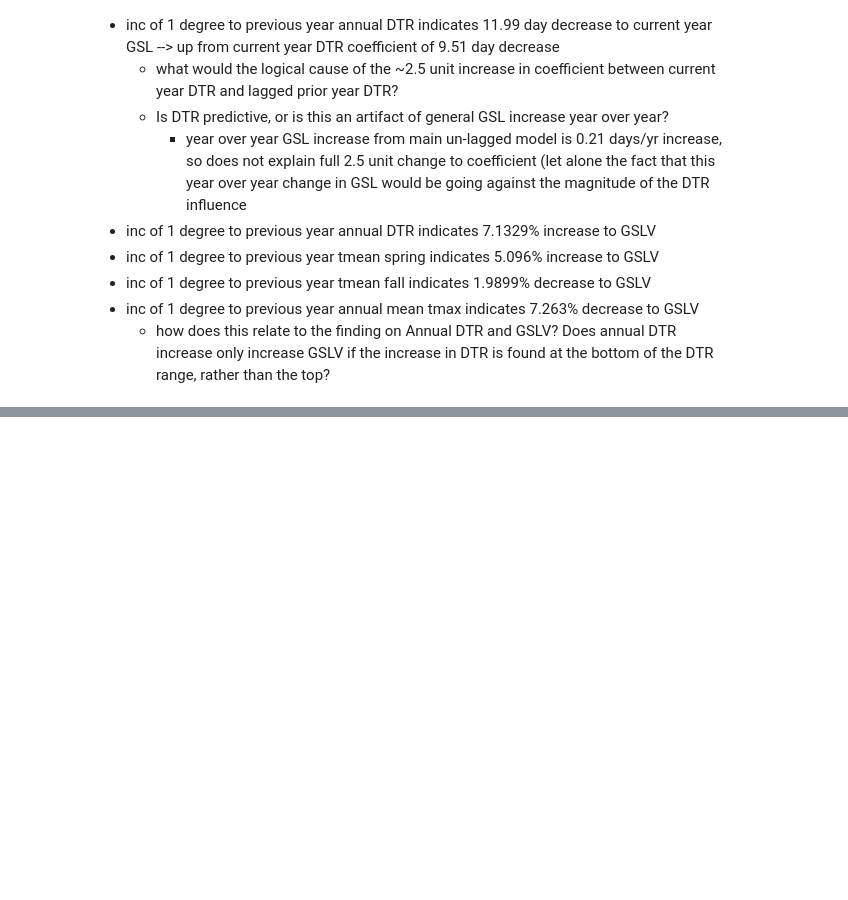
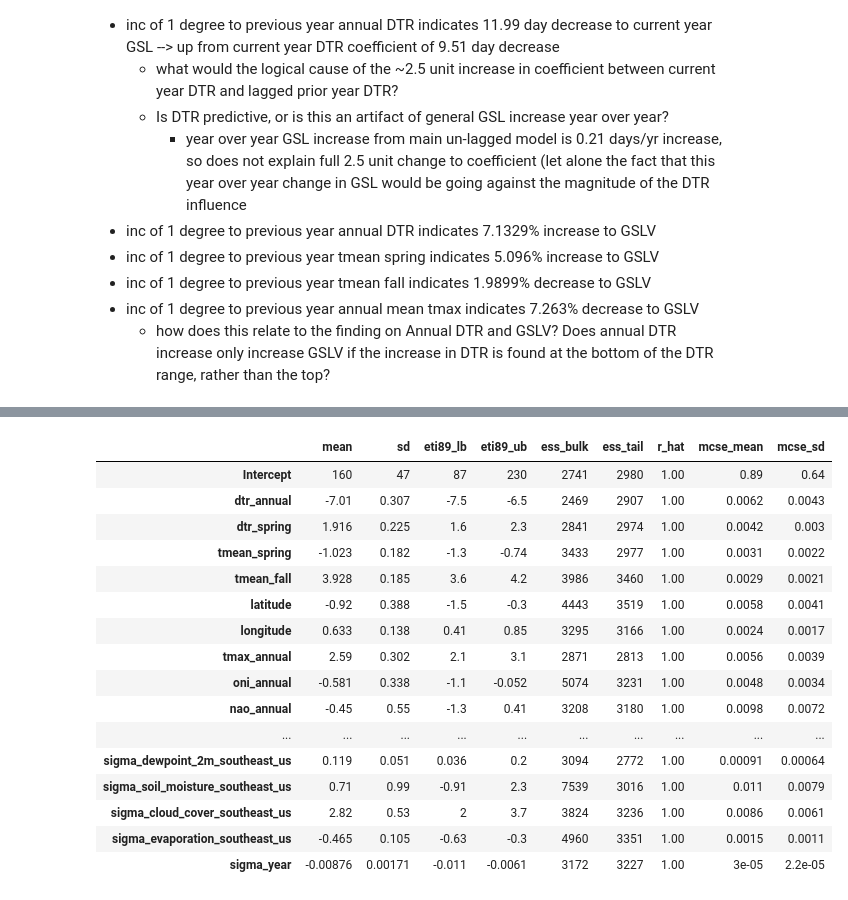
Before and after one commit to samjbaugh/reu26, a Jupyter notebook: Lagged_DataFrames.ipynb, the cells around one changed output, grey strips where cells are left out. Saved outputs shown, nothing was run; the diff lists cells and outputs as text; code cells hidden in the pictures; blank space fills up the shorter version.

```diff
--- a/Lagged_DataFrames.ipynb
+++ b/Lagged_DataFrames.ipynb
@@ -131,0 +189,2 @@ az.summary(lagged_output)
+# %%
+lagged_fff_model, lagged_fff_output, lagged_fff_resid = bayesian_model_unstandardized(pa_gs_lagged_vars, 'first_fall_frost_doy', all_covs_list)
@@ -131,0 +201,20 @@ az.summary(lagged_output)
+# %%
+az.summary(lagged_fff_output)
+# %% [output]
+|  | mean | sd | eti89_lb | eti89_ub | ess_bulk | ess_tail | r_hat | mcse_mean | mcse_sd |
+| Intercept | 160 | 47 | 87 | 230 | 2741 | 2980 | 1.00 | 0.89 | 0.64 |
+| dtr_annual | -7.01 | 0.307 | -7.5 | -6.5 | 2469 | 2907 | 1.00 | 0.0062 | 0.0043 |
+| dtr_spring | 1.916 | 0.225 | 1.6 | 2.3 | 2841 | 2974 | 1.00 | 0.0042 | 0.003 |
+| tmean_spring | -1.023 | 0.182 | -1.3 | -0.74 | 3433 | 2977 | 1.00 | 0.0031 | 0.0022 |
+| tmean_fall | 3.928 | 0.185 | 3.6 | 4.2 | 3986 | 3460 | 1.00 | 0.0029 | 0.0021 |
+| latitude | -0.92 | 0.388 | -1.5 | -0.3 | 4443 | 3519 | 1.00 | 0.0058 | 0.0041 |
+| longitude | 0.633 | 0.138 | 0.41 | 0.85 | 3295 | 3166 | 1.00 | 0.0024 | 0.0017 |
+| tmax_annual | 2.59 | 0.302 | 2.1 | 3.1 | 2871 | 2813 | 1.00 | 0.0056 | 0.0039 |
+| oni_annual | -0.581 | 0.338 | -1.1 | -0.052 | 5074 | 3231 | 1.00 | 0.0048 | 0.0034 |
+| nao_annual | -0.45 | 0.55 | -1.3 | 0.41 | 3208 | 3180 | 1.00 | 0.0098 | 0.0072 |
+| ... | ... | ... | ... | ... | ... | ... | ... | ... | ... |
+| sigma_dewpoint_2m_southeast_us | 0.119 | 0.051 | 0.036 | 0.2 | 3094 | 2772 | 1.00 | 0.00091 | 0.00064 |
+| sigma_soil_moisture_southeast_us | 0.71 | 0.99 | -0.91 | 2.3 | 7539 | 3016 | 1.00 | 0.011 | 0.0079 |
+| sigma_cloud_cover_southeast_us | 2.82 | 0.53 | 2 | 3.7 | 3824 | 3236 | 1.00 | 0.0086 | 0.0061 |
+| sigma_evaporation_southeast_us | -0.465 | 0.105 | -0.63 | -0.3 | 4960 | 3351 | 1.00 | 0.0015 | 0.0011 |
+| sigma_year | -0.00876 | 0.00171 | -0.011 | -0.0061 | 3172 | 3227 | 1.00 | 3e-05 | 2.2e-05 |
```
Also changed, not shown: parts of 6 cells of this notebook, 2 other files.
